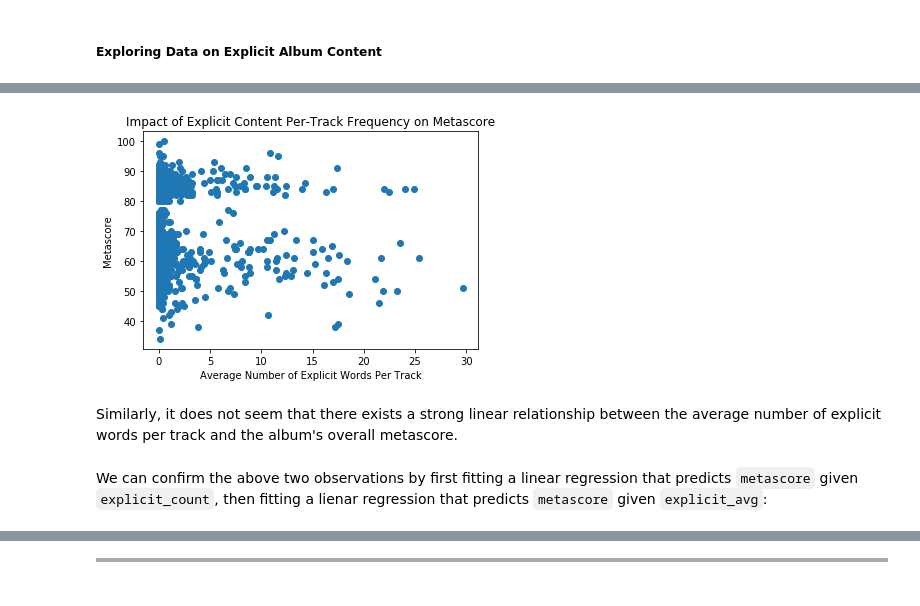
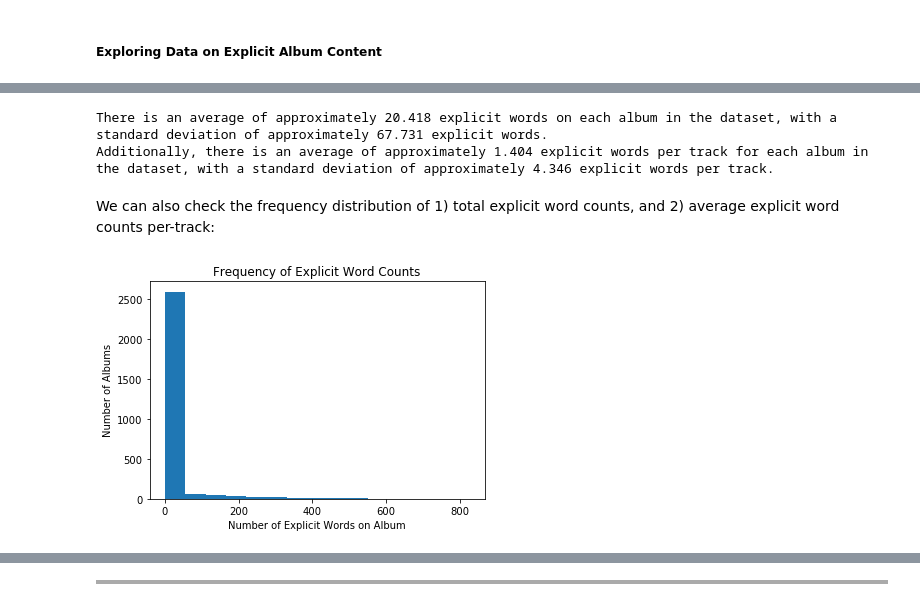
Before and after one commit to genghisshyy/INFO_2950_FinalProject, a Jupyter notebook: notebooks/final_report.ipynb, the cells around one changed output, grey strips where cells are left out. Cells and saved outputs as stored; diff of their text form; code cells hidden in the pictures.

```diff
--- a/notebooks/final_report.ipynb
+++ b/notebooks/final_report.ipynb
@@ -319,13 +192,24 @@ It therefore seems that there does not exist a strong linear relationship betwee
-# %%
-# creating scatterplot for explicit_avg vs. metascore
-plt.scatter(albums["explicit_avg"], albums["metascore"])
-plt.xlabel("Average Number of Explicit Words Per Track")
-plt.ylabel("Metascore")
-plt.title("Impact of Explicit Content Per-Track Frequency on Metascore")
-plt.show()
-# %% [output]
-[figure, removed]
-# %% [markdown]
-Similarly, it does not seem that there exists a strong linear relationship between the average number of explicit words per track and the album's overall metascore.
-# %% [markdown]
-We can confirm the above two observations by first fitting a linear regression that predicts `metascore` given `explicit_count`, then fitting a lienar regression that predicts `metascore` given `explicit_avg`:
+# %%
+# computing relevant means and standard deviations
+
+print("There is an average of approximately", round(albums["explicit_count"].mean(), 3), \
+      "explicit words on each album in the dataset, with a standard deviation of approximately", \
+      round(albums["explicit_count"].std(), 3), "explicit words.")
+print("Additionally, there is an average of approximately", round(albums["explicit_avg"].mean(), 3), \
+      "explicit words per track for each album in the dataset, with a standard deviation of approximately", \
+      round(albums["explicit_avg"].std(), 3), "explicit words per track.")
+# %% [output]
+There is an average of approximately 20.418 explicit words on each album in the dataset, with a standard deviation of approximately 67.731 explicit words.
+Additionally, there is an average of approximately 1.404 explicit words per track for each album in the dataset, with a standard deviation of approximately 4.346 explicit words per track.
+# %% [markdown]
+We can also check the frequency distribution of 1) total explicit word counts, and 2) average explicit word counts per-track:
+# %%
+# creating histogram of explicit_count using full dataset
+
+plt.hist(albums["explicit_count"], bins=15)
+plt.title("Frequency of Explicit Word Counts")
+plt.xlabel("Number of Explicit Words on Album")
+plt.ylabel("Number of Albums")
+plt.show()
+# %% [output]
+[figure, added]
```
Also changed, not shown: parts of 86 cells of this notebook.
